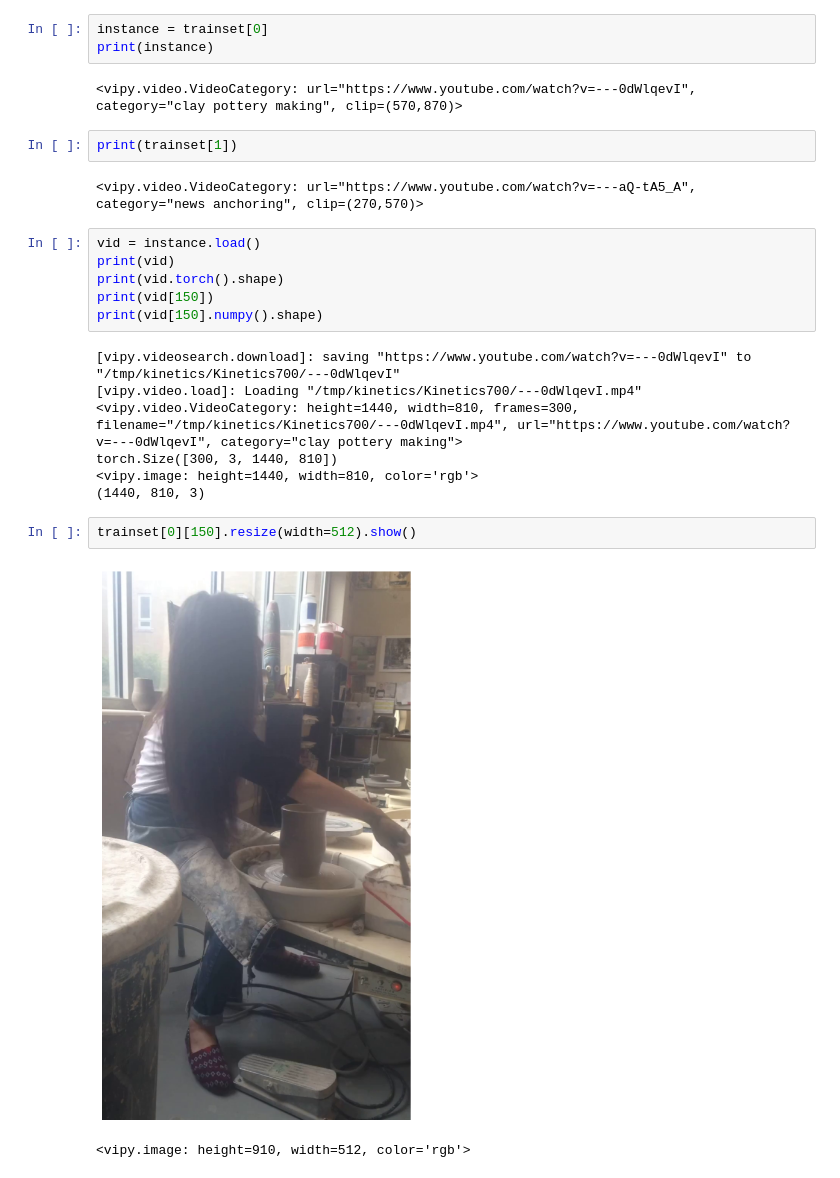
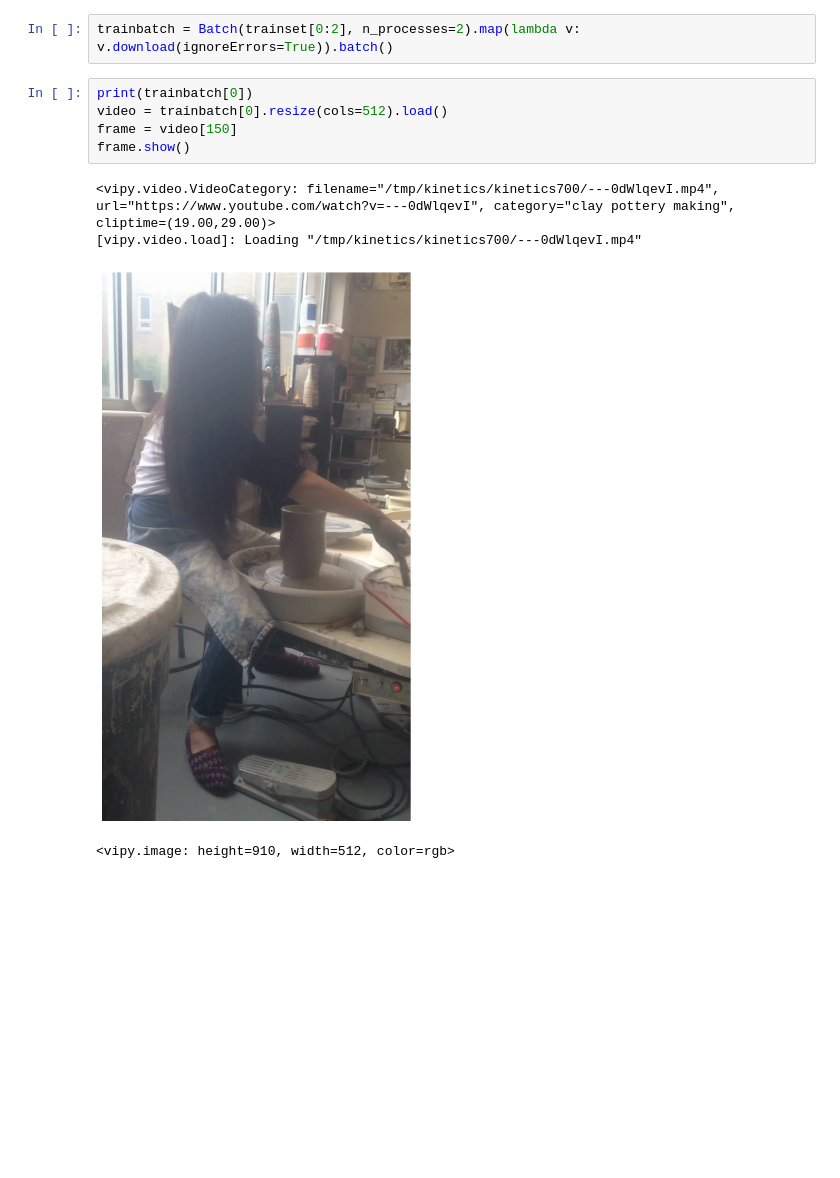
Before and after one commit to visym/vipy, a Jupyter notebook: demo/kinetics.ipynb, the cells around one changed output. Cells and saved outputs as stored; diff of their text form; blank space fills up the shorter version.

Commit message:
kinetics demo

```diff
--- a/demo/kinetics.ipynb
+++ b/demo/kinetics.ipynb
@@ -14,27 +15,12 @@ trainset = kinetics.trainset()
-# %%
-instance = trainset[0]
-print(instance)
-# %% [output]
-<vipy.video.VideoCategory: url="https://www.youtube.com/watch?v=---0dWlqevI", category="clay pottery making", clip=(570,870)>
-# %%
-print(trainset[1])
-# %% [output]
-<vipy.video.VideoCategory: url="https://www.youtube.com/watch?v=---aQ-tA5_A", category="news anchoring", clip=(270,570)>
-# %%
-vid = instance.load()
-print(vid)
-print(vid.torch().shape)
-print(vid[150])
-print(vid[150].numpy().shape)
-# %% [output]
-[vipy.videosearch.download]: saving "https://www.youtube.com/watch?v=---0dWlqevI" to "/tmp/kinetics/Kinetics700/---0dWlqevI"
-[vipy.video.load]: Loading "/tmp/kinetics/Kinetics700/---0dWlqevI.mp4"
-<vipy.video.VideoCategory: height=1440, width=810, frames=300, filename="/tmp/kinetics/Kinetics700/---0dWlqevI.mp4", url="https://www.youtube.com/watch?v=---0dWlqevI", category="clay pottery making">
-torch.Size([300, 3, 1440, 810])
-<vipy.image: height=1440, width=810, color='rgb'>
-(1440, 810, 3)
-# %%
-trainset[0][150].resize(width=512).show()
-# %% [output]
-[figure, removed]
-<vipy.image: height=910, width=512, color='rgb'>
+# %%
+trainbatch = Batch(trainset[0:2], n_processes=2).map(lambda v: v.download(ignoreErrors=True)).batch()
+# %%
+print(trainbatch[0])
+video = trainbatch[0].resize(cols=512).load()
+frame = video[150]
+frame.show()
+# %% [output]
+<vipy.video.VideoCategory: filename="/tmp/kinetics/kinetics700/---0dWlqevI.mp4", url="https://www.youtube.com/watch?v=---0dWlqevI", category="clay pottery making", cliptime=(19.00,29.00)>
+[vipy.video.load]: Loading "/tmp/kinetics/kinetics700/---0dWlqevI.mp4"
+[figure, added]
+<vipy.image: height=910, width=512, color=rgb>
```
Also changed, not shown: parts of 3 cells of this notebook.
